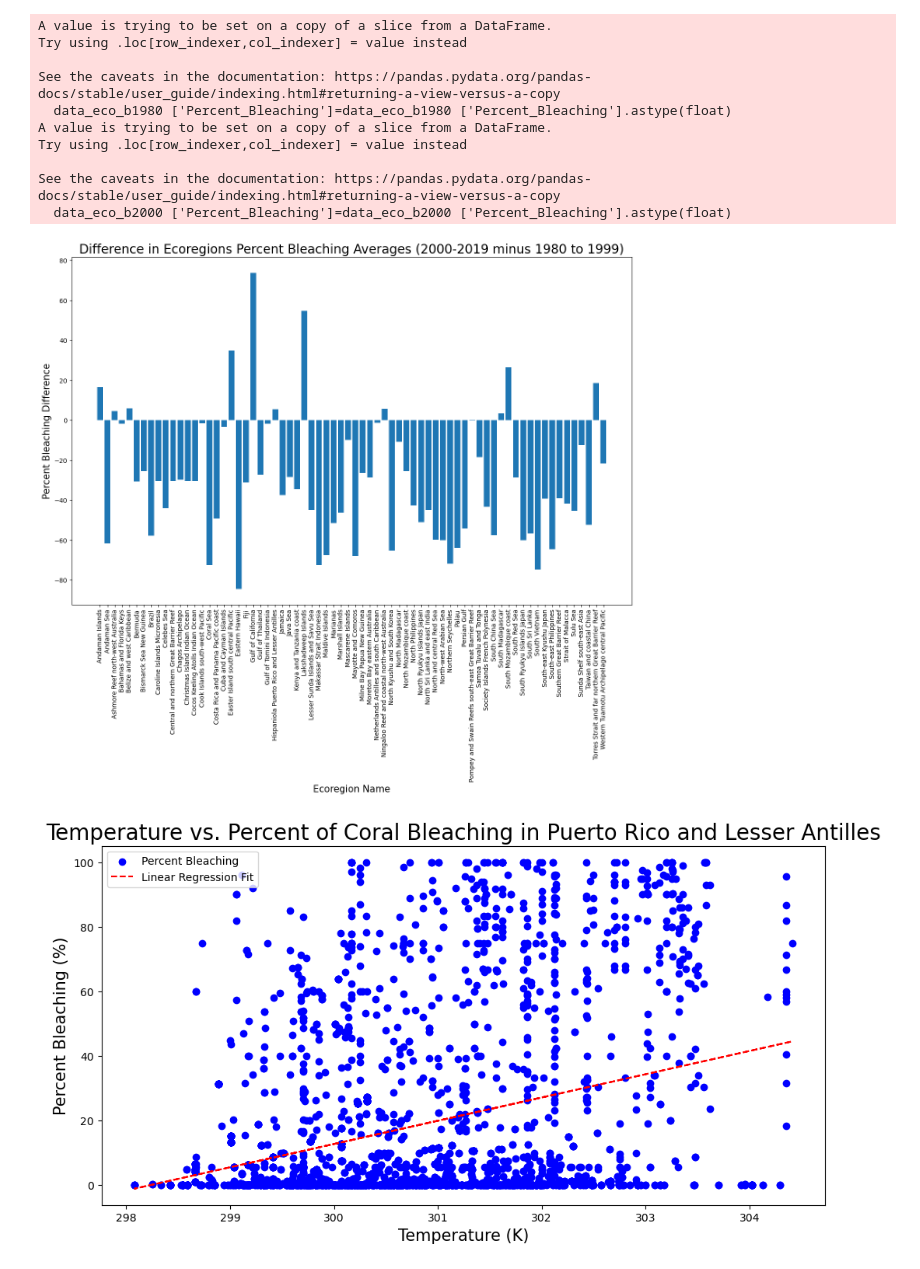
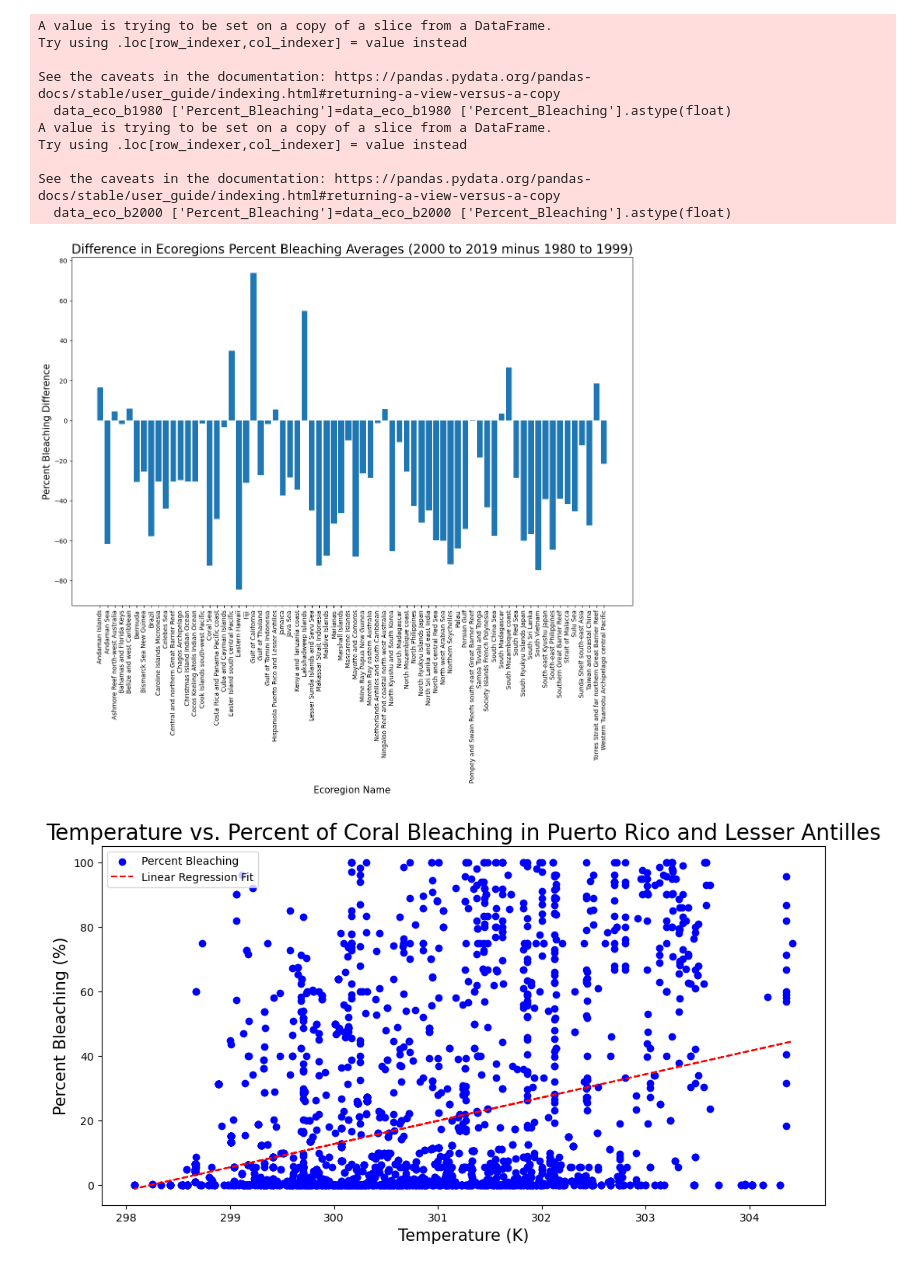
Before and after one commit to OCEAN-215-CLASS/Schumacher.S_FinalProject, a Jupyter notebook: Figures Code.ipynb, the cells around one changed output. Drawn from its saved outputs; the diff is of its cells as text; code cells hidden in the pictures.

```diff
--- a/Figures Code.ipynb
+++ b/Figures Code.ipynb
@@ -262,19 +262,19 @@ merged_data = merged_data.dropna()
 # %%
 Ecoregion = merged_data['Ecoregion_Name']
 difference = merged_data['difference']
 
 difference_scatter = plt.figure(figsize=(16,10))
 plt.bar(Ecoregion, difference)
-plt.title('Difference in Ecoregions Percent Bleaching Averages (2000-2019 minus 1980 to 1999)', fontsize=20)
+plt.title('Difference in Ecoregions Percent Bleaching Averages (2000 to 2019 minus 1980 to 1999)', fontsize=20)
 plt.xlabel('Ecoregion Name', fontsize=15)
 plt.ylabel('Percent Bleaching Difference', fontsize=15)
 bars_label = merged_data['Ecoregion_Name']
 plt.xticks(range(len(bars_label)), bars_label, rotation='vertical')
 #turing ecoregion names vertically so legible
 plt.show()
 difference_scatter.savefig('difference_graph.png')
 # %% [output]
-[figure, old version]
+[figure, new version]
 # %%
 # was intrested in seeing how bleaching changes with temperature changes in Puerto Rico specificly
 bleaching_df_specific=bleaching_df.loc[bleaching_df['Ecoregion_Name']=='Hispaniola Puerto Rico and Lesser Antilles']
```
Also changed, not shown: 6 other files.
